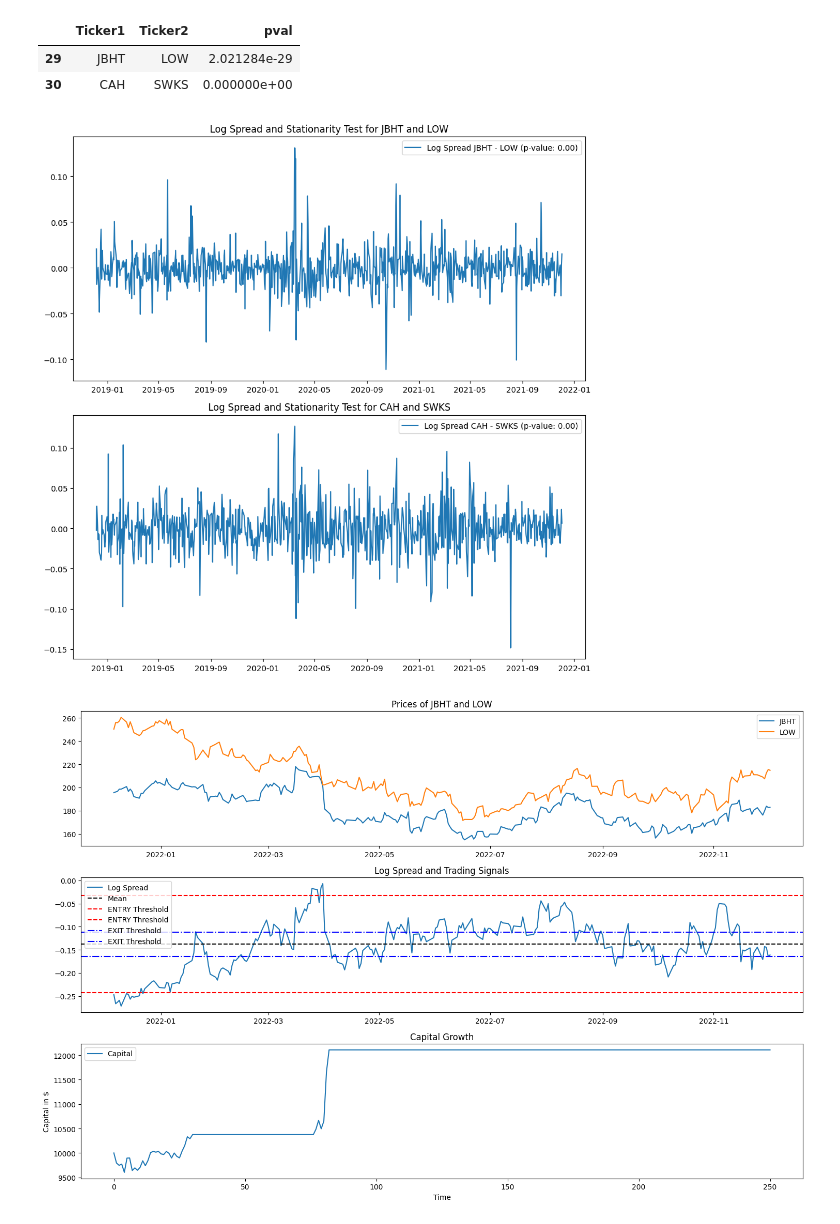
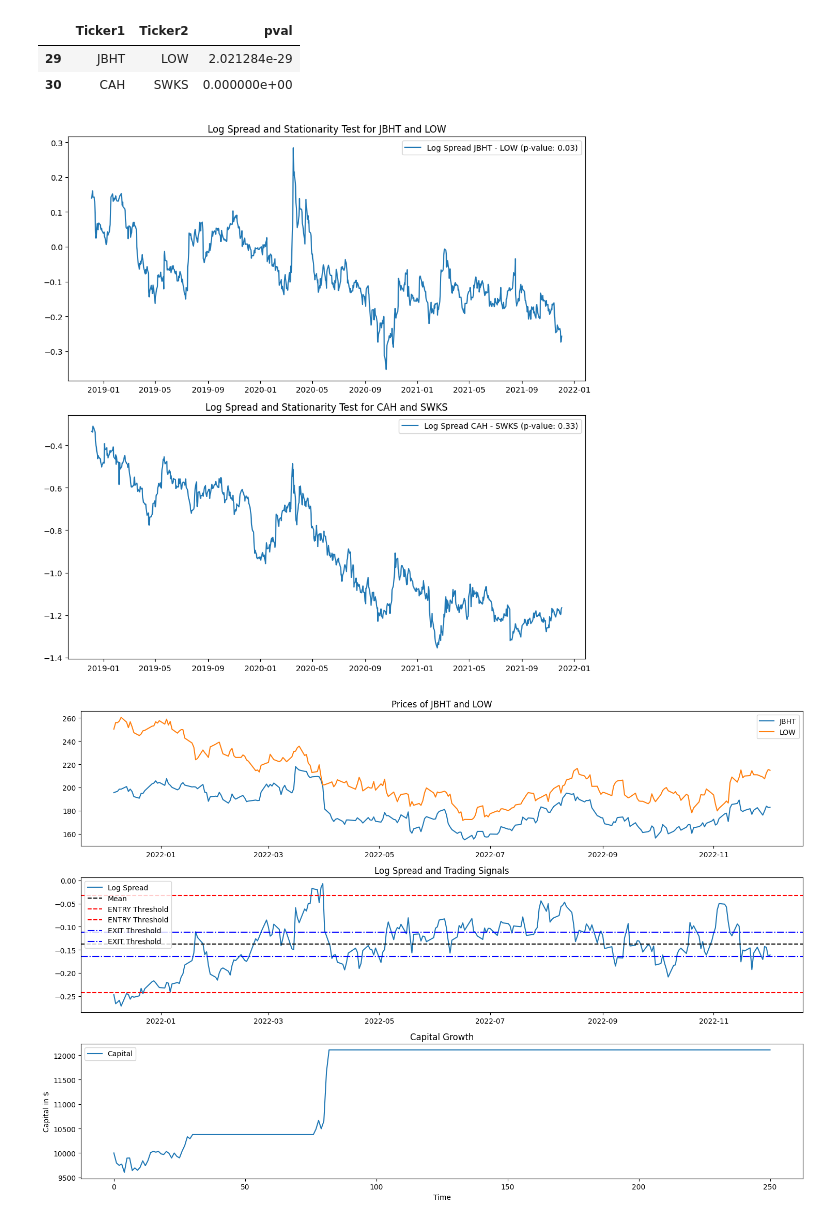
Before and after one commit to sergandri/PairTradingProject, a Jupyter notebook: draft.ipynb, the cells around one changed output. Saved outputs shown, nothing was run; the diff lists cells and outputs as text; code cells hidden in the pictures.

```diff
--- a/draft.ipynb
+++ b/draft.ipynb
@@ -503,24 +503,23 @@ final_pairs_log_list = list(final_pairs_log[['Ticker1', 'Ticker2']].itertuples(i
 # %%
 fig, axes = plt.subplots(len(final_pairs_log_list), 1, figsize=(10, 5 * len(final_pairs_log_list)))
 
 for i, pair in enumerate(final_pairs_log_list):
-    # Расчет логарифмических приростов
-    log_returns_ticker1 = np.log(df_pivot[pair[0]]).diff().dropna()
-    log_returns_ticker2 = np.log(df_pivot[pair[1]]).diff().dropna()
+    # Расчет логарифмического спреда
+    log_returns_ticker1 = np.log(df_pivot[pair[0]])
+    log_returns_ticker2 = np.log(df_pivot[pair[1]])
 
-    # Расчет логарифмического спреда
     log_spread = log_returns_ticker1 - log_returns_ticker2
     result = adfuller(log_spread.dropna(), autolag='AIC')
     p_value = result[1]
 
     axes[i].plot(log_spread, label=f'Log Spread {pair[0]} - {pair[1]} (p-value: {p_value:.2f})')
     axes[i].legend()
     axes[i].set_title(f'Log Spread and Stationarity Test for {pair[0]} and {pair[1]}')
 
 plt.tight_layout()
 plt.show()
 # %% [output]
-[figure, old version]
+[figure, new version]
 # %%
 final_pairs_list = final_pairs_log_list + final_pairs_base_list
 # %%
```
